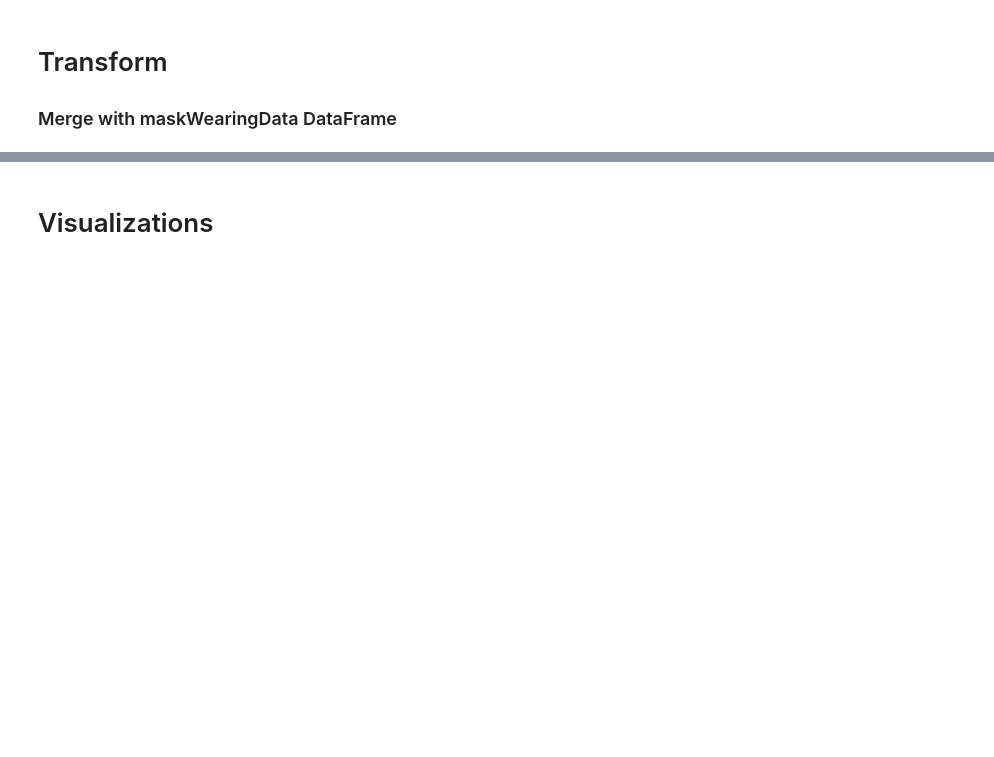
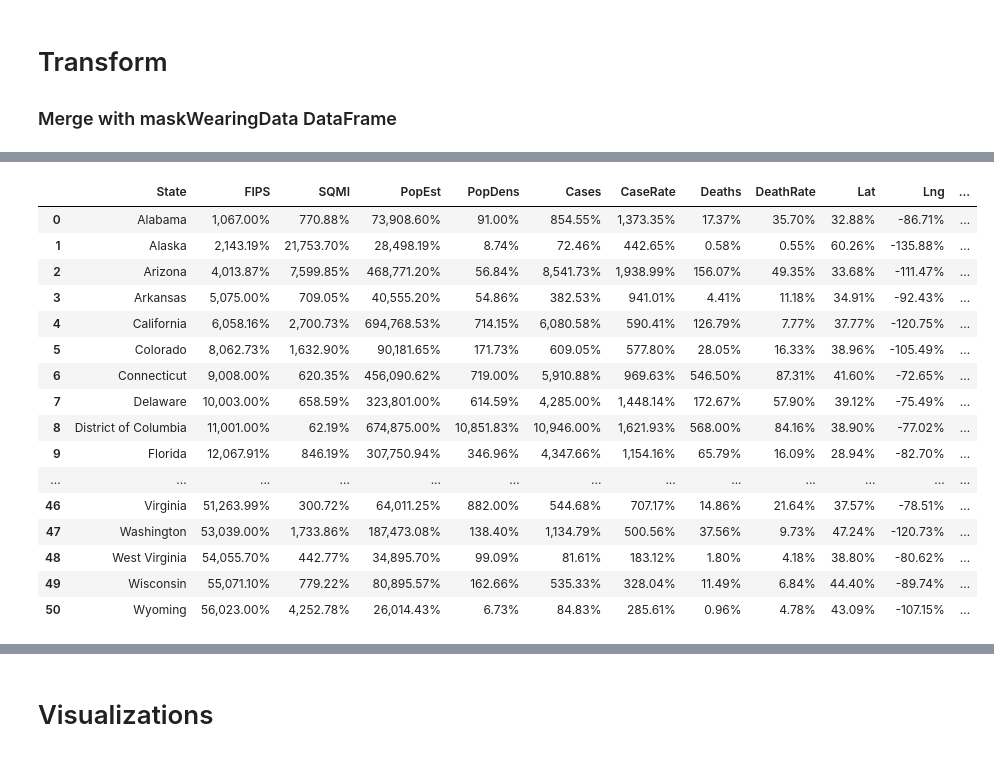
Before and after one commit to matthewkilleen0830/COVID-Mask-Scores, a Jupyter notebook: covidMasks.ipynb, the cells around one changed output, grey strips where cells are left out. Drawn from its saved outputs; the diff is of its cells as text; code cells hidden in the pictures; blank space fills up the shorter version.

```diff
--- a/covidMasks.ipynb
+++ b/covidMasks.ipynb
@@ -424,4 +1102,4 @@ maskWearingData
 # %%
-# Merge dataframes in order to get Mask Score to align with state
-mergeC = pd.merge(mergeB, maskWearingData, how = "left", left_on = "FIPS", right_on = "COUNTYFP", on = None, sort = False, copy = True, indicator = False, validate = None)
-mergeC
+# Merge with primary DataFrame to import county mask-wearing averages
+DataFrame = DataFrame.merge(maskWearingData, how = "left", left_on = "FIPS", right_on = "COUNTYFP", on = None, sort = False, copy = True, indicator = False, validate = None)
+DataFrame
@@ -428,4 +1120,4 @@ mergeC
 # %%
 # Drop duplicate and/or irrelevant columns
-mergeC.drop(columns = ["COUNTYFP", "NEVER", "RARELY", "SOMETIMES", "FREQUENTLY", "ALWAYS"], inplace = True)
-mergeC
+DataFrame.drop(columns = ["COUNTYFP", "NEVER", "RARELY", "SOMETIMES", "FREQUENTLY", "ALWAYS"], inplace = True)
+DataFrame
@@ -434,9 +1157,4 @@ mergeC.dtypes
 # %%
-# Manually add mask data to row 3084 (New York City aggregate) and verify
-# mergeC["NEVER"][3084] = 3.06
-# mergeC["RARELY"][3084] = 2.02
-# mergeC["SOMETIMES"][3084] = 5.56
-# mergeC["FREQUENTLY"][3084] = 14.24
-# mergeC["ALWAYS"][3084] = 75.12
-mergeC["Mask Score"][3084] = 890.85
-mergeC.tail()
+# Manually add mask score to row 3084 (New York City aggregate) and verify
+DataFrame["Mask Score"][3084] = 890.85
+DataFrame.tail()
@@ -445,5 +1171,5 @@ mergeC.dtypes
 # %%
-# Convert final_caseData FIPS values to integer and verify data types
-mergeC["Cases"] = mergeC["Cases"].astype(int)
-mergeC["Deaths"] = mergeC["Deaths"].astype(int)
-mergeC
+# Convert cases and deaths values to integers and verify data types
+DataFrame["Cases"] = DataFrame["Cases"].astype(int)
+DataFrame["Deaths"] = DataFrame["Deaths"].astype(int)
+DataFrame
@@ -456,9 +1209,27 @@ mergeC
 # %%
 # Group by State and calculate means
-grouped_df = mergeC.groupby("State")
+grouped_df = DataFrame.groupby("State")
 mean_df = grouped_df.mean()
 mean_df = mean_df.reset_index()
 mean_df
+# %% [output]
+|  | State | FIPS | SQMI | PopEst | PopDens | Cases | CaseRate | Deaths | DeathRate | Lat | Lng | ... |
+| 0 | Alabama | 1,067.00% | 770.88% | 73,908.60% | 91.00% | 854.55% | 1,373.35% | 17.37% | 35.70% | 32.88% | -86.71% | ... |
+| 1 | Alaska | 2,143.19% | 21,753.70% | 28,498.19% | 8.74% | 72.46% | 442.65% | 0.58% | 0.55% | 60.26% | -135.88% | ... |
+| 2 | Arizona | 4,013.87% | 7,599.85% | 468,771.20% | 56.84% | 8,541.73% | 1,938.99% | 156.07% | 49.35% | 33.68% | -111.47% | ... |
+| 3 | Arkansas | 5,075.00% | 709.05% | 40,555.20% | 54.86% | 382.53% | 941.01% | 4.41% | 11.18% | 34.91% | -92.43% | ... |
+| 4 | California | 6,058.16% | 2,700.73% | 694,768.53% | 714.15% | 6,080.58% | 590.41% | 126.79% | 7.77% | 37.77% | -120.75% | ... |
+| 5 | Colorado | 8,062.73% | 1,632.90% | 90,181.65% | 171.73% | 609.05% | 577.80% | 28.05% | 16.33% | 38.96% | -105.49% | ... |
+| 6 | Connecticut | 9,008.00% | 620.35% | 456,090.62% | 719.00% | 5,910.88% | 969.63% | 546.50% | 87.31% | 41.60% | -72.65% | ... |
+| 7 | Delaware | 10,003.00% | 658.59% | 323,801.00% | 614.59% | 4,285.00% | 1,448.14% | 172.67% | 57.90% | 39.12% | -75.49% | ... |
+| 8 | District of Columbia | 11,001.00% | 62.19% | 674,875.00% | 10,851.83% | 10,946.00% | 1,621.93% | 568.00% | 84.16% | 38.90% | -77.02% | ... |
+| 9 | Florida | 12,067.91% | 846.19% | 307,750.94% | 346.96% | 4,347.66% | 1,154.16% | 65.79% | 16.09% | 28.94% | -82.70% | ... |
+| ... | ... | ... | ... | ... | ... | ... | ... | ... | ... | ... | ... | ... |
+| 46 | Virginia | 51,263.99% | 300.72% | 64,011.25% | 882.00% | 544.68% | 707.17% | 14.86% | 21.64% | 37.57% | -78.51% | ... |
+| 47 | Washington | 53,039.00% | 1,733.86% | 187,473.08% | 138.40% | 1,134.79% | 500.56% | 37.56% | 9.73% | 47.24% | -120.73% | ... |
+| 48 | West Virginia | 54,055.70% | 442.77% | 34,895.70% | 99.09% | 81.61% | 183.12% | 1.80% | 4.18% | 38.80% | -80.62% | ... |
+| 49 | Wisconsin | 55,071.10% | 779.22% | 80,895.57% | 162.66% | 535.33% | 328.04% | 11.49% | 6.84% | 44.40% | -89.74% | ... |
+| 50 | Wyoming | 56,023.00% | 4,252.78% | 26,014.43% | 6.73% | 84.83% | 285.61% | 0.96% | 4.78% | 43.09% | -107.15% | ... |
 # %%
 # Create new DataFrame with only desired columns
 stateAVG = mean_df[["State", "Mask Score"]].copy()
```
Also changed, not shown: parts of 182 cells of this notebook.
